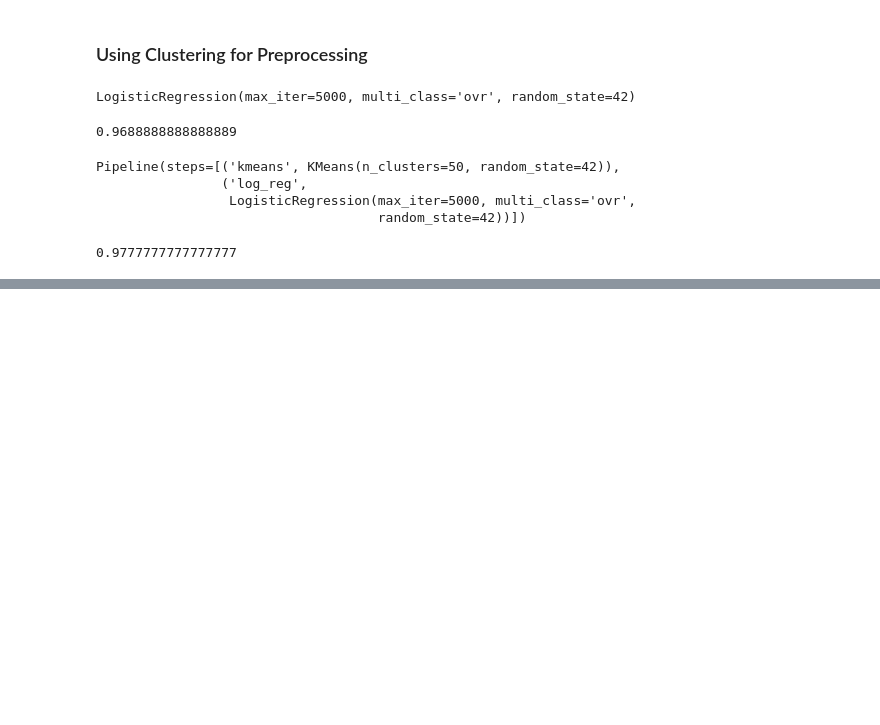
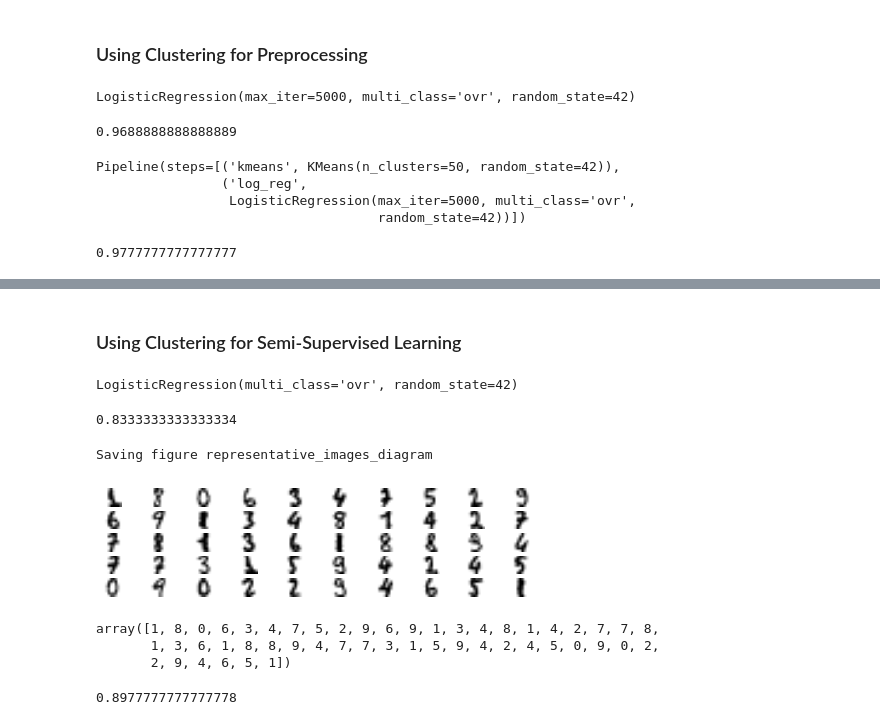
Before and after one commit to d1amondb0t/MLPractice, a Jupyter notebook: Chap9/Unsupervised Learning.ipynb, the cells around one changed output, grey strips where cells are left out. Drawn from its saved outputs; the diff is of its cells as text; code cells hidden in the pictures; blank space fills up the shorter version.

Commit message:
semi-unsupervised Learning preprocessing

```diff
--- a/Chap9/Unsupervised Learning.ipynb
+++ b/Chap9/Unsupervised Learning.ipynb
@@ -226,0 +215,36 @@ grid_clf.score(X_test, y_test)
+# %% [markdown]
+### Using Clustering for Semi-Supervised Learning
+# %%
+n_labeled=50
+log_reg = LogisticRegression(multi_class="ovr",solver="lbfgs", random_state=42)
+log_reg.fit(X_train[:n_labeled], y_train[:n_labeled])
+# %% [output]
+LogisticRegression(multi_class='ovr', random_state=42)
+# %%
+log_reg.score(X_test, y_test)
+# %% [output]
+0.8333333333333334
+# %%
+k=50
+kmeans = KMeans(n_clusters=k)
+X_digits_dist = kmeans.fit_transform(X_train)
+representative_digit_idx = np.argmin(X_digits_dist, axis=0)
+X_representative_digits = X_train[representative_digit_idx]
+# %%
+plt.figure(figsize=(8,2))
+for index, X_representative_digit in enumerate (X_representative_digits):
+    plt.subplot(k // 10, 10, index + 1)
+    plt.imshow(X_representative_digit.reshape(8,8), cmap="binary", interpolation="bilinear")
+    plt.axis('off')
+
+save_fig("representative_images_diagram", tight_layout=False)
+plt.show()
+# %% [output]
+Saving figure representative_images_diagram
+[figure, added]
+# %%
+y_train[representative_digit_idx]
+# %% [output]
+array([1, 8, 0, 6, 3, 4, 7, 5, 2, 9, 6, 9, 1, 3, 4, 8, 1, 4, 2, 7, 7, 8,
+       1, 3, 6, 1, 8, 8, 9, 4, 7, 7, 3, 1, 5, 9, 4, 2, 4, 5, 0, 9, 0, 2,
+       2, 9, 4, 6, 5, 1])
@@ -226,0 +263,6 @@ grid_clf.score(X_test, y_test)
+# %%
+log_reg = LogisticRegression(multi_class="ovr", solver="lbfgs", max_iter=5000, random_state=42)
+log_reg.fit(X_train, y_train_propagated)
+log_reg.score(X_test, y_test)
+# %% [output]
+0.8977777777777778
```
Also changed, not shown: parts of 11 cells of this notebook, 1 other file.
